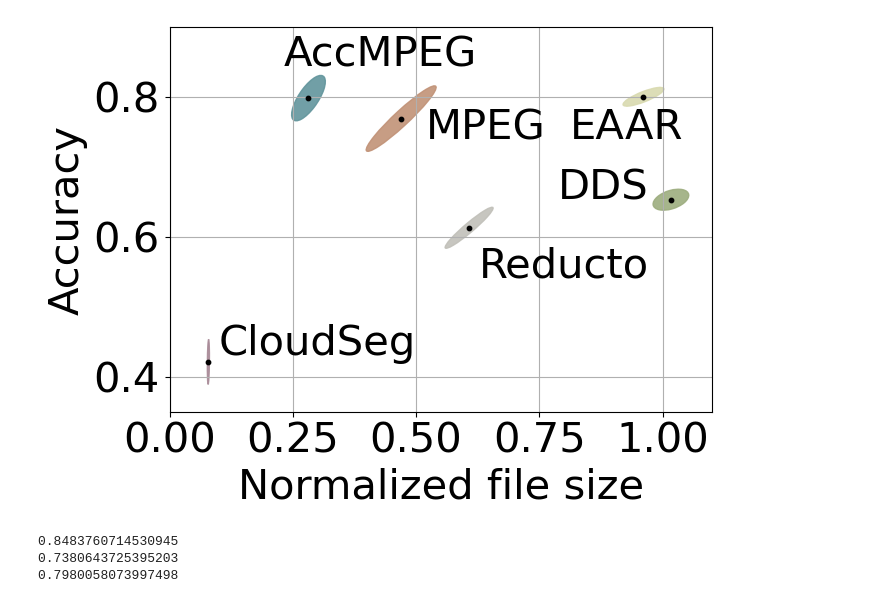
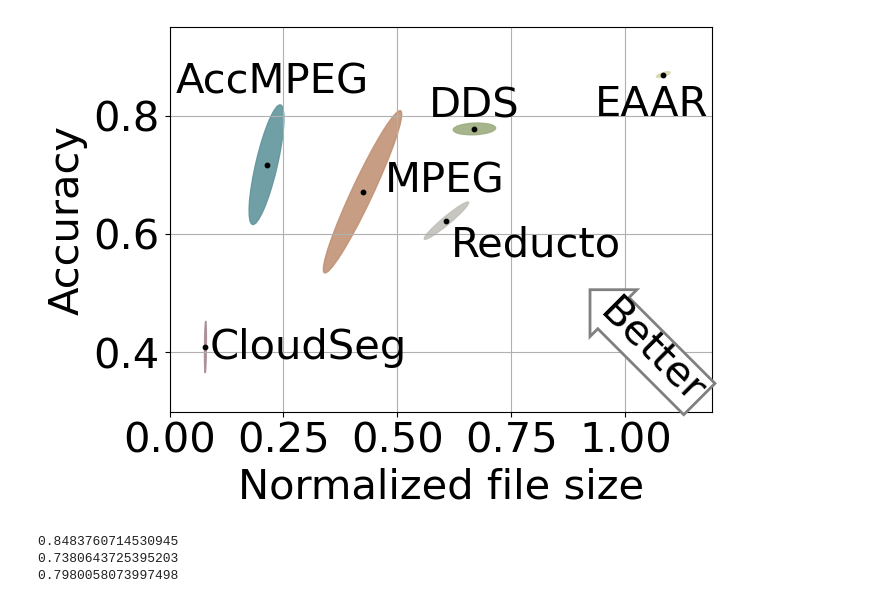
Before and after one commit to KuntaiDu/AccMPEG, a Jupyter notebook: plot.ipynb, the cells around one changed output. Saved outputs shown, nothing was run; the diff lists cells and outputs as text; code cells hidden in the pictures.

```diff
--- a/plot.ipynb
+++ b/plot.ipynb
@@ -2,8 +2,8 @@
 
 import matplotlib.pyplot as plt
 import yaml
-with open('frozen_stats/stats', 'r') as f:
-    data_full = yaml.load(f.read())
+# with open('stats', 'r') as f:
+#     data_full = yaml.load(f.read())
 # %%
 colors = [
 '#c19277', #mpeg
@@ -23,11 +23,17 @@ from matplotlib.patches import Ellipse
 def filter(keywords):
     assert isinstance(keywords, list)
     temp = [i for i in data_full if all(keyword in i['video_name'] for keyword in keywords)]
+
+    if len(temp) == 0:
+        print(keywords)
     return temp[-1]
 
 def filters(keywords):
     assert isinstance(keywords, list)
     temp = [i for i in data_full if all(keyword in i['video_name'] for keyword in keywords)]
+
+    if len(temp) == 0:
+        print(keywords)
     return temp
 
 def transform(data_list):
@@ -130,20 +301,40 @@ savefig('figs/detection_dashcam', fig)
 # %%
+# plot drone for FPN
 
-# plot drone
 
-ids = [169, 170, 171, 172, 173]
-accs = [filter([f'visdrone/videos/vis_{i}', 'final_single', 'bound_0.3', 'conv_9']) for i in ids]
-ddss = [filter([f'visdrone/videos/vis_{i}', 'dds']) for i in ids]
-eaars = [filter([f'visdrone/videos/vis_{i}', 'eaar']) for i in ids]
-cloudsegs = [filter([f'visdrone/videos/vis_{i}', 'cloudseg', '40']) for i in ids]
-reductos = [filter([f'visdrone/videos/vis_{i}', 'reducto', '28']) for i in ids]
+with open(f'stats_FPN', 'r') as f:
+    data_full = yaml.load(f.read())
+# add ground truth bandwidth for normalization purpose
+for data in data_full:
+    data['gt_bw'] = filter([data['ground_truth_name']])['bw']
+
+# fmt = 'visdrone/videos/vis_%d'
+# ids = range(169, 174)
+fmt = 'visdrone/videos/vis_%d_'
+ids = range(169, 174)
+
+accs = [filter([fmt % i, 'blackgen_','bound_0.5', 'conv_9']) for i in ids]
+ddss = [filter([fmt % i, 'dds']) for i in ids]
+eaars = [filter([fmt % i, 'eaar']) for i in ids]
+cloudsegs = [filter([fmt % i, 'cloudseg', '40']) for i in ids]
+reductos = [filter([fmt % i, 'reducto', '28']) for i in ids]
+
+
 mpegs = []
 for i, acc in zip(ids, accs):
-    batch = filters([f'visdrone/videos/vis_{i}_qp'])
+    batch = filters([(fmt % i) + 'qp_'])
+    # print(len(batch))
+    # print(acc)
+    if (i == 1):
+        print([i['f1'] for i in batch])
+
+    print(acc['f1'])
 
     batch = [b for b in batch if b['f1'] < acc['f1']]
     batch = sorted(batch, key=lambda x: -x['bw'])
+
     mpegs.append(batch[0])
+# mpegs = [filter([fmt%i + '_' + 'qp_40']) for i in ids]
 
 accs = transform(accs)
 mpegs = transform(mpegs)
@@ -158,23 +349,33 @@ fig, ax = plt.subplots(figsize=(7, 5))
 ax.grid()
 
 x, y = add_data(ax, mpegs, colors[0])
-ax.text(x+0.05, y-0.03, 'MPEG')
+ax.text(x + 0.05, y - 0.0, 'MPEG')
 x, y = add_data(ax, accs, colors[1])
-ax.text(x-0.05, y+0.045, 'AccMPEG')
+ax.text(x - 0.2, y +0.12, 'AccMPEG')
 x, y = add_data(ax, ddss, colors[2])
-ax.text(x-0.23, y, 'DDS')
+ax.text(x - 0.1, y +0.02, 'DDS')
 x, y = add_data(ax, eaars, colors[3])
-ax.text(x-0.15, y-0.06, 'EAAR')
+ax.text(x - 0.15, y - 0.07, 'EAAR')
 x, y = add_data(ax, cloudsegs, colors[4])
-ax.text(x+0.02, y+0.01, 'CloudSeg')
+ax.text(x + 0.01, y - 0.02, 'CloudSeg')
 x, y = add_data(ax, reductos, colors[5])
-ax.text(x+0.02, y-0.07, 'Reducto')
+ax.text(x + 0.01, y - 0.06, 'Reducto')
 
-ax.set_xlim(0, 1.1)
-ax.set_ylim(0.35, 0.9)
+l, r = 0, 1.19
+b, u = 0.3, 0.95
+
+ax.set_xlim(l,r)
+ax.set_ylim(b,u)
 ax.set_xticks([0, 0.25, 0.5, 0.75, 1.0])
 ax.set_xlabel('Normalized file size')
 ax.set_ylabel('Accuracy')
 
-savefig('figs/detection_vis', fig)
+bbox_props = dict(boxstyle="larrow", fc=(1,1,1), ec="grey", lw=2)
+t = ax.text(r,b, "Better", ha="right", va="bottom", rotation=-45,
+            bbox=bbox_props)
+
+bb = t.get_bbox_patch()
+bb.set_boxstyle("larrow", pad=0.05)
+
+savefig('figs/detection_drone_FPN', fig)
 # %% [output]
@@ -187,4 +393,4 @@ savefig('figs/detection_vis', fig)
-[figure, old version]
+[figure, new version]
 # %%
 
 # plot dashcam for Fig18
```
Also changed, not shown: parts of 24 cells of this notebook, 42 other files.
